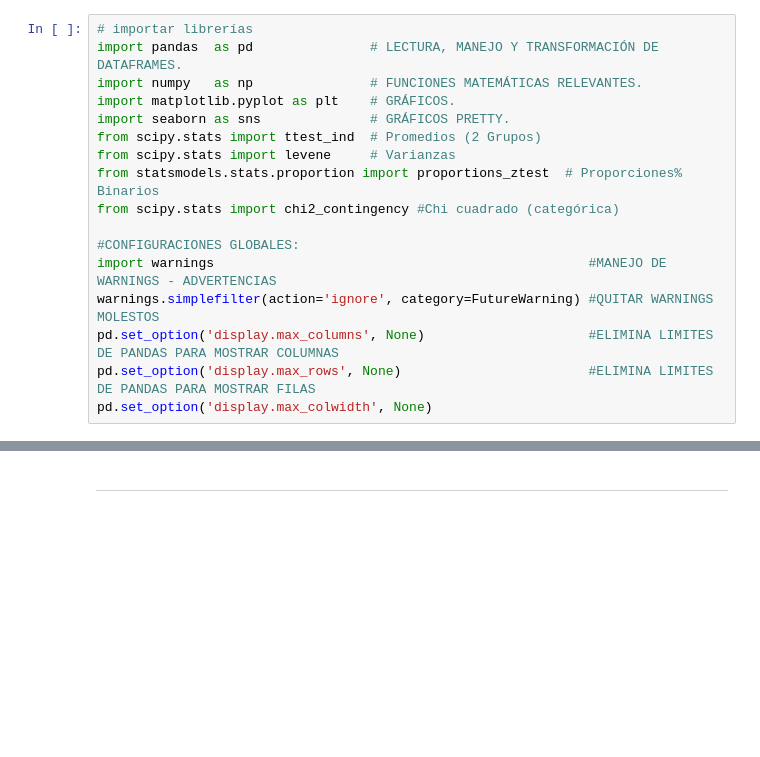
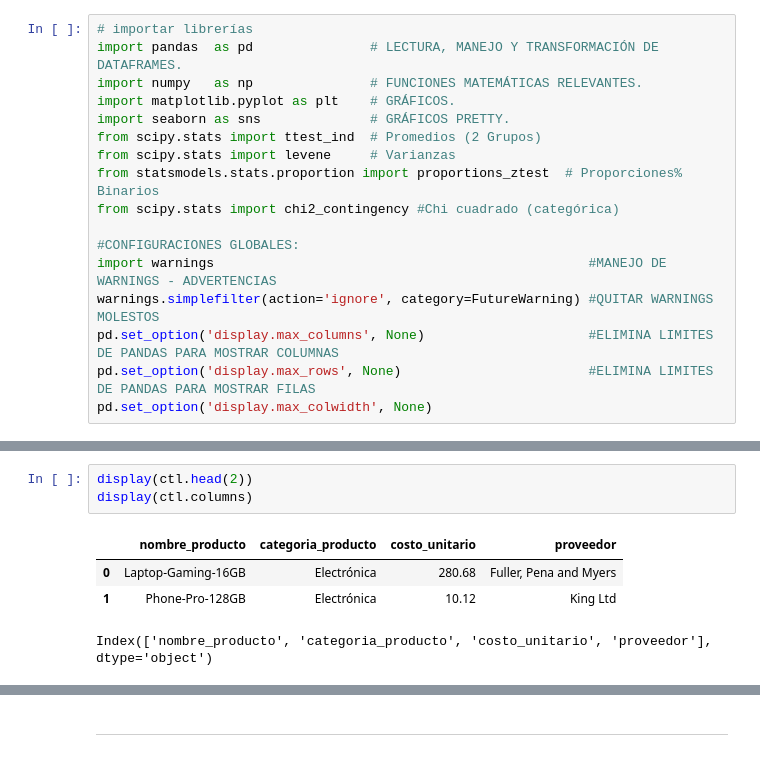
Before and after one commit to FithoGerardo/RappiPlus-Data-cleaning-and-analysis, a Jupyter notebook: notebooks/GerardoOlm-rappiplus_project.ipynb, the cells around one changed output, grey strips where cells are left out. Saved outputs shown, nothing was run; the diff lists cells and outputs as text; blank space fills up the shorter version.

```diff
--- a/notebooks/GerardoOlm-rappiplus_project.ipynb
+++ b/notebooks/GerardoOlm-rappiplus_project.ipynb
@@ -79,0 +96,8 @@ marketing = # tu código aquí
+# %%
+display(ctl.head(2))
+display(ctl.columns)
+# %% [output]
+|  | nombre_producto | categoria_producto | costo_unitario | proveedor |
+| 0 | Laptop-Gaming-16GB | Electrónica | 280.68 | Fuller, Pena and Myers |
+| 1 | Phone-Pro-128GB | Electrónica | 10.12 | King Ltd |
+Index(['nombre_producto', 'categoria_producto', 'costo_unitario', 'proveedor'], dtype='object')
```
Also changed, not shown: parts of 8 cells of this notebook.
